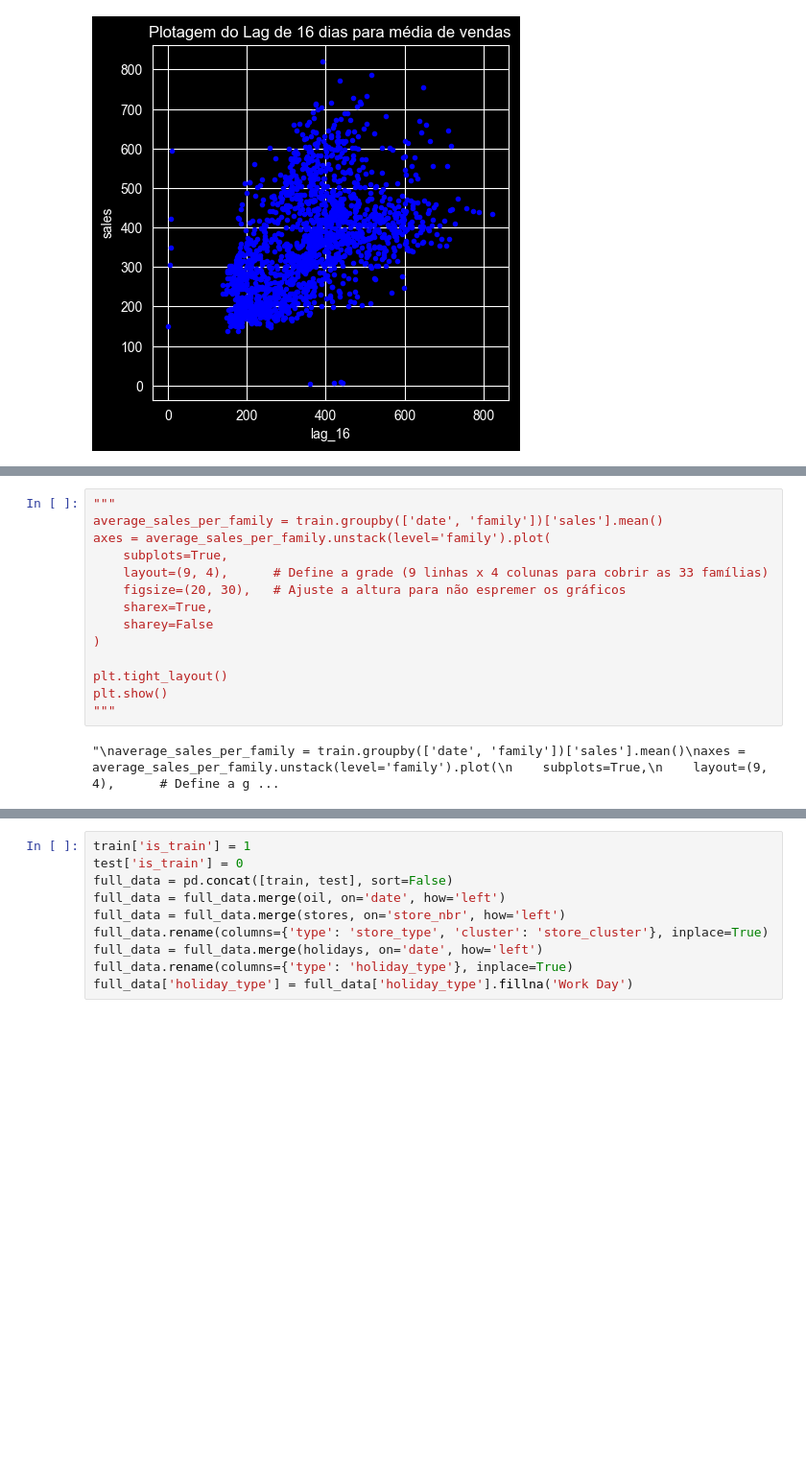
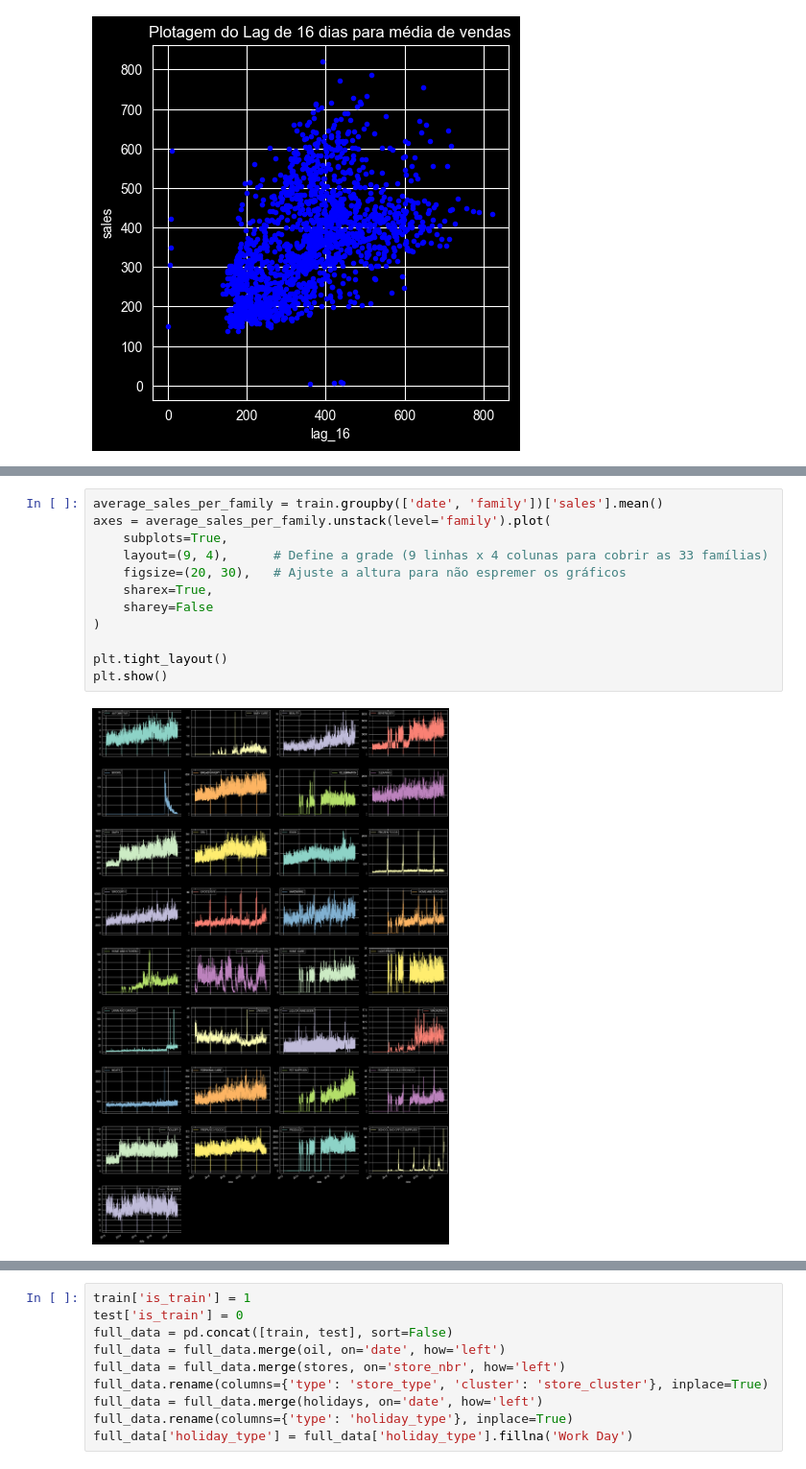
Before and after one commit to CArrudajoaopedro/Store_Sales_Kaggle, a Jupyter notebook: main.ipynb, the cells around one changed output, grey strips where cells are left out. Shown at 96% size. Saved outputs shown, nothing was run; the diff lists cells and outputs as text; blank space fills up the shorter version.

```diff
--- a/main.ipynb
+++ b/main.ipynb
@@ -124,17 +124,15 @@ ax.set(ylabel='media de vendas', xlabel='preço do óleo no dia', title='Relaç
 # %%
-"""
 average_sales_per_family = train.groupby(['date', 'family'])['sales'].mean()
 axes = average_sales_per_family.unstack(level='family').plot(
     subplots=True,
     layout=(9, 4),      # Define a grade (9 linhas x 4 colunas para cobrir as 33 famílias)
     figsize=(20, 30),   # Ajuste a altura para não espremer os gráficos
     sharex=True,
     sharey=False
 )
 
 plt.tight_layout()
 plt.show()
-"""
 # %% [output]
-"\naverage_sales_per_family = train.groupby(['date', 'family'])['sales'].mean()\naxes = average_sales_per_family.unstack(level='family').plot(\n    subplots=True,\n    layout=(9, 4),      # Define a g ...
+[figure, added]
 # %%
```
Also changed, not shown: parts of 3 cells of this notebook, 1 other file.
